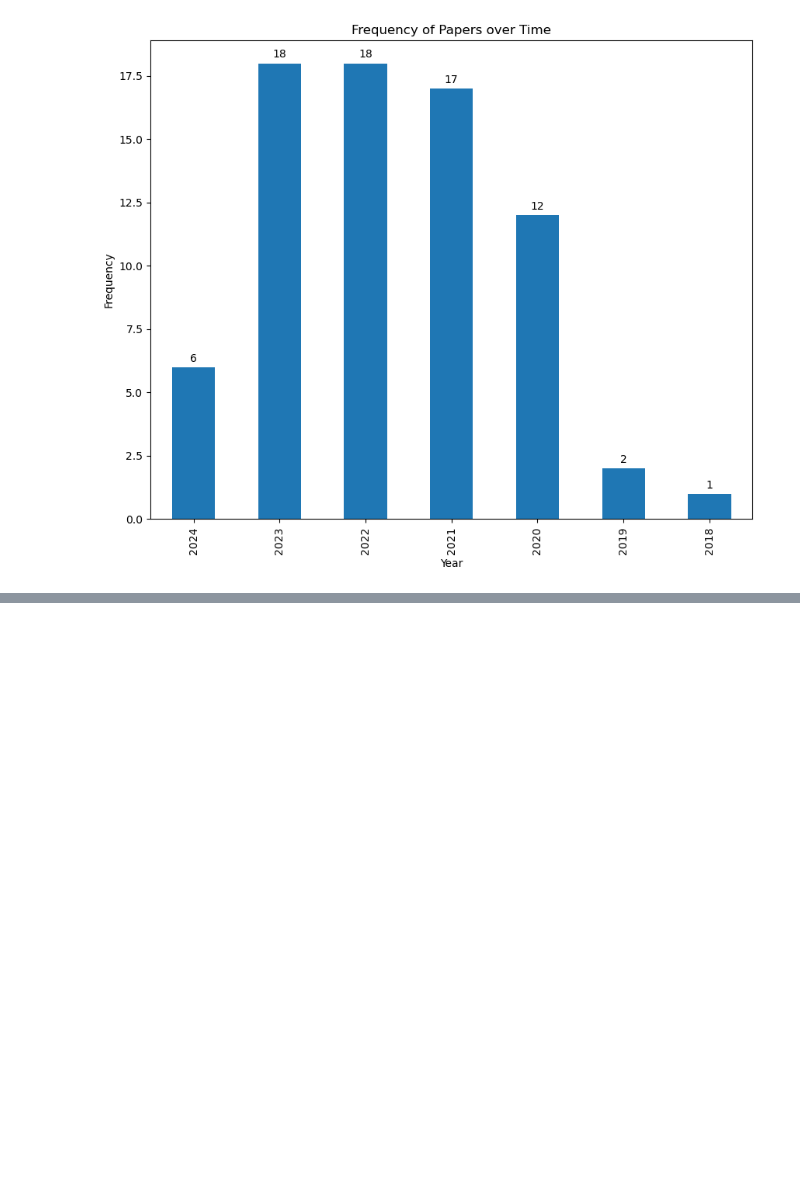
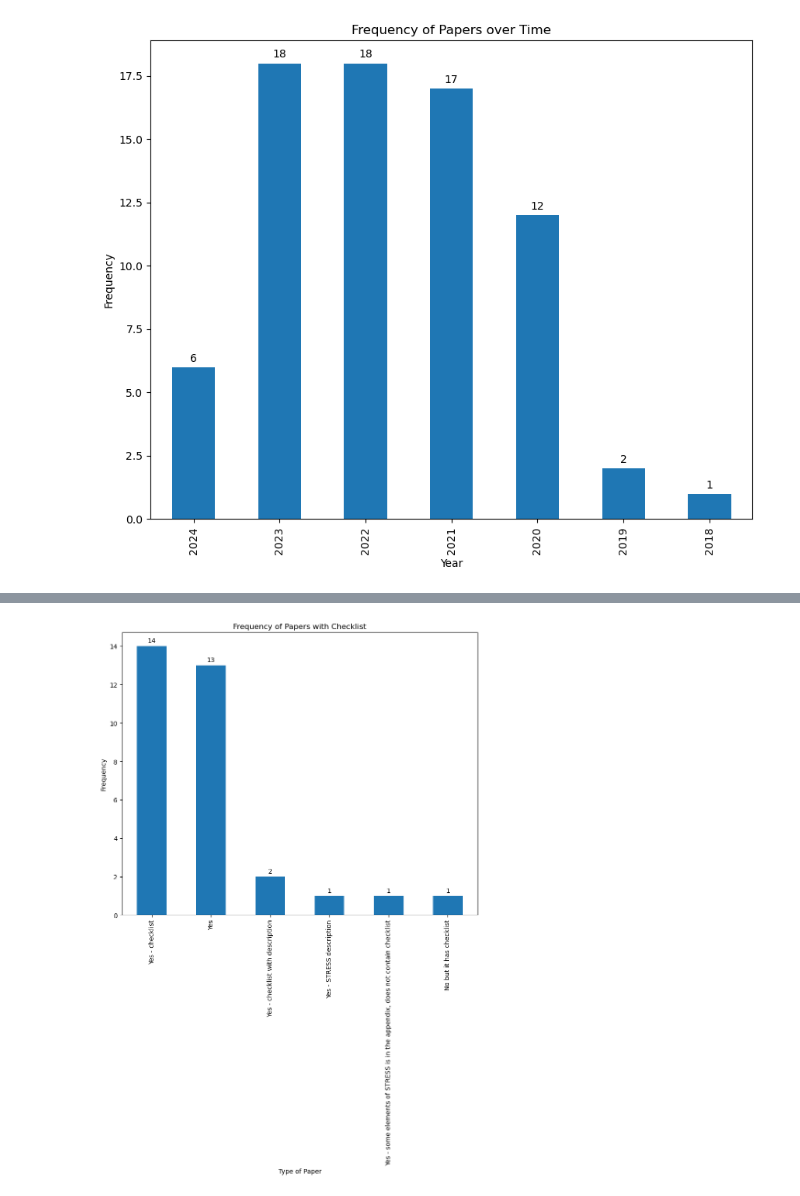
Before and after one commit to pythonhealthdatascience/stress_update, a Jupyter notebook: Analysis.ipynb, the cells around one changed output, grey strips where cells are left out. Cells and saved outputs as stored; diff of their text form; code cells hidden in the pictures; blank space fills up the shorter version.

```diff
--- a/Analysis.ipynb
+++ b/Analysis.ipynb
@@ -127,0 +186,16 @@ See the caveats in the documentation: https://pandas.pydata.org/pandas-docs/stab
+# %%
+Checklist_freq = USED_STRESS['Appendix'].value_counts()
+
+plt.figure(figsize=(10,8))
+CAB = Checklist_freq.plot(kind='bar')
+
+plt.title('Frequency of Papers with Checklist')
+plt.xlabel('Type of Paper')
+plt.ylabel('Frequency')
+
+# Add data labels on the bars
+CAB.bar_label(CAB.containers[0], label_type='edge', padding=3)
+
+plt.show()
+# %% [output]
+[figure, added]
```
Also changed, not shown: parts of 11 cells of this notebook.
